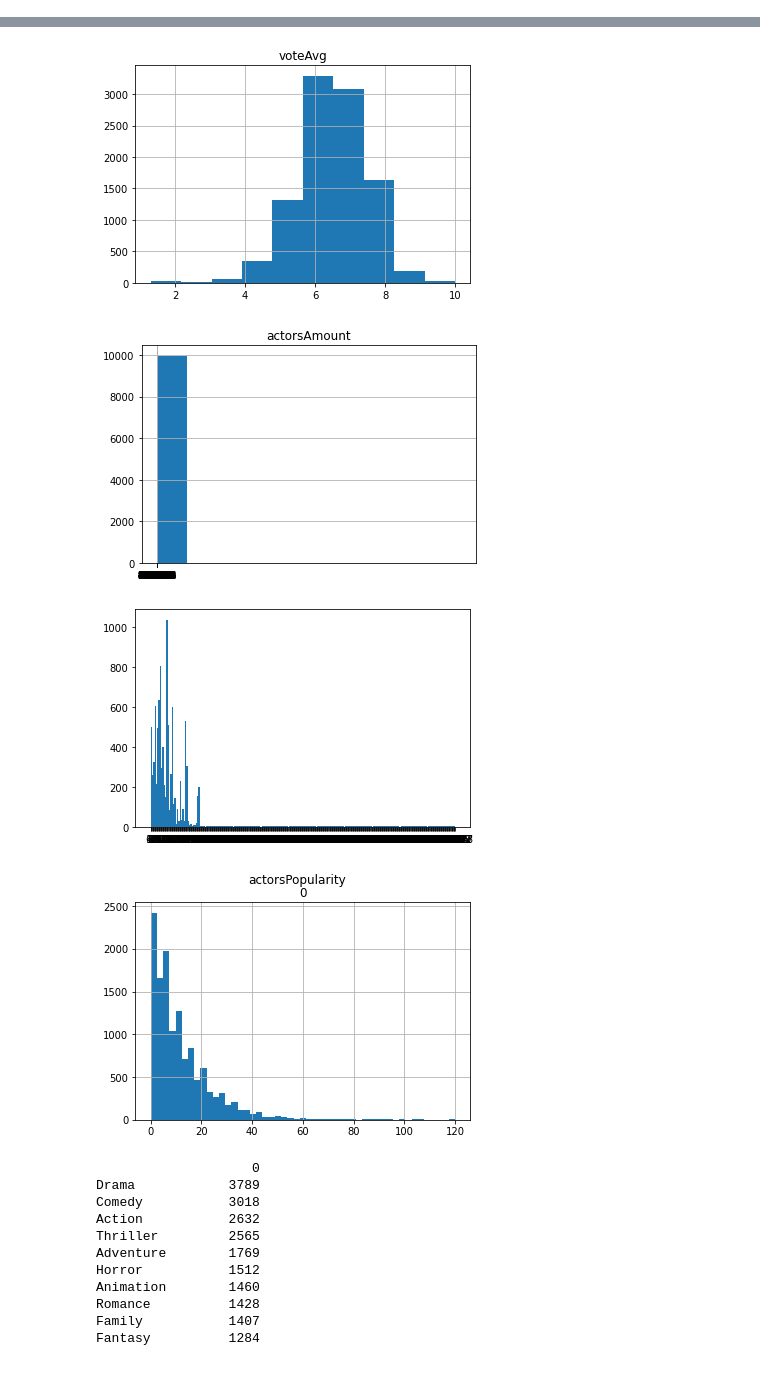
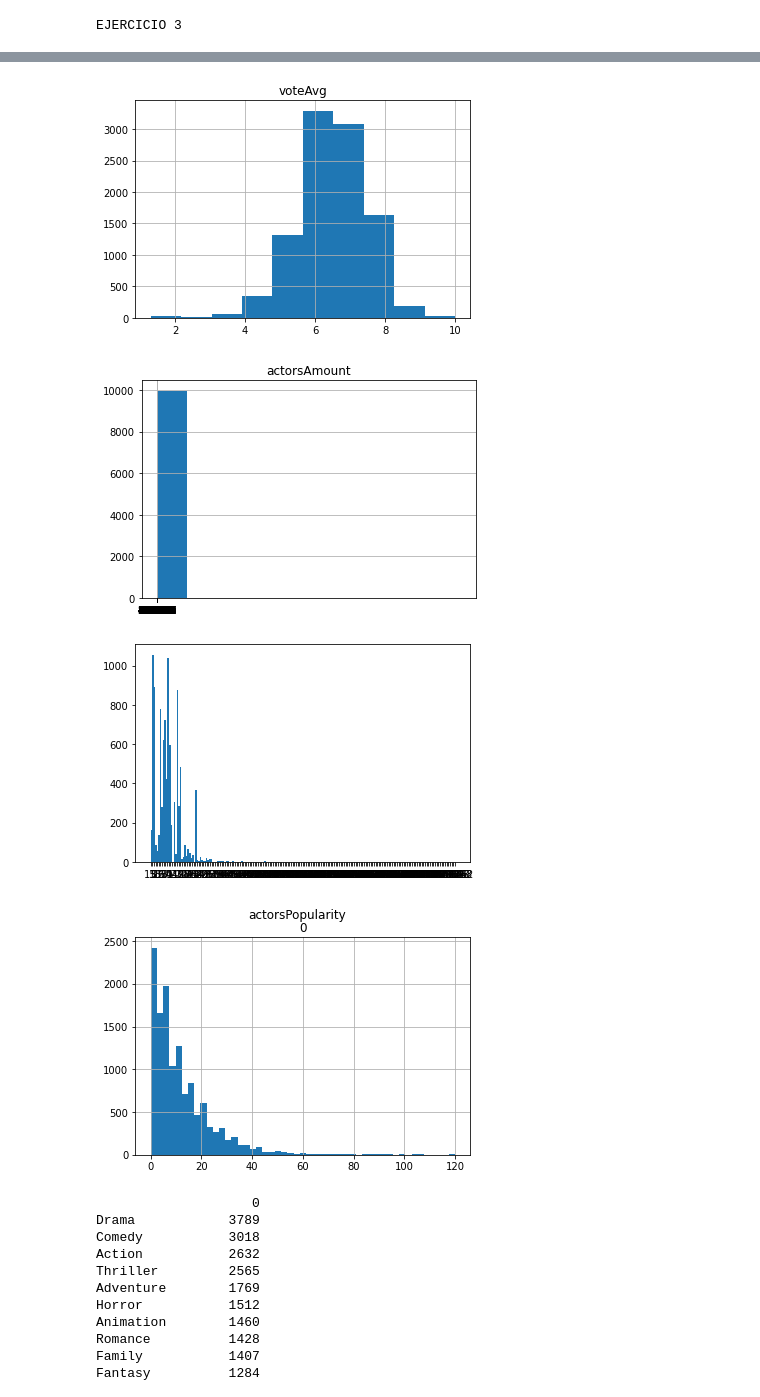
Before and after one commit to oscarparedez/analisisexploratorio, a Jupyter notebook: cookie.ipynb, the cells around one changed output, grey strips where cells are left out. Drawn from its saved outputs; the diff is of its cells as text; code cells hidden in the pictures.

```diff
--- a/cookie.ipynb
+++ b/cookie.ipynb
@@ -22,33 +24,41 @@ movies.describe()
 # %%
 cuantitativas = ['budget', 'revenue', 'runtime', 'genresAmount', 'productionCoAmount', 'productionCountriesAmount', 'voteCount', 'voteAvg', 'actorsAmount']
 cuantitativasEspeciales = ['actorsPopularity']
 cuantitativasConErrores = ['castWomenAmount', 'castMenAmount']
 cualitativas = ['id', 'popularity', 'originalTitle', 'originalLanguage', 'title', 'homePage', 'video', 'releaseDate']
 cualitativasEspeciales = ['genres', 'productionCompany', 'productionCompanyCountry', 'productionCountry']
-
+print("EJERCICIO 3")
 for col in cuantitativas:
     movies.hist(column=col)
 
+cuantitativasConErrores = ["castMenAmount"]
+for col in cuantitativasConErrores:
+    newArray = [i for i in movies[col].to_numpy() if i.isnumeric()]
+    plt.hist(newArray, bins="auto")
+    plt.show()
+
+cuantitativasConErrores = ["castWomenAmount"]
 for col in cuantitativasConErrores:
     newArray = [i for i in movies[col].to_numpy() if i.isnumeric()]
     plt.hist(newArray, bins="auto")
     plt.show()
 
 for col in cuantitativasEspeciales:
     df = pd.DataFrame(movies[col].str.split('|', expand=True).stack().value_counts())
     df.hist(column=0, bins=np.linspace(0,120))
     plt.suptitle(col)
 # %% [output]
+EJERCICIO 3
 [figure]
 [figure]
 [figure]
 [figure]
 [figure]
 [figure]
 [figure]
 [figure]
 [figure]
-[figure, old version]
+[figure, new version]
 [figure]
 # %%
 for col in cualitativasEspeciales:
```
Also changed, not shown: parts of 18 cells of this notebook.
